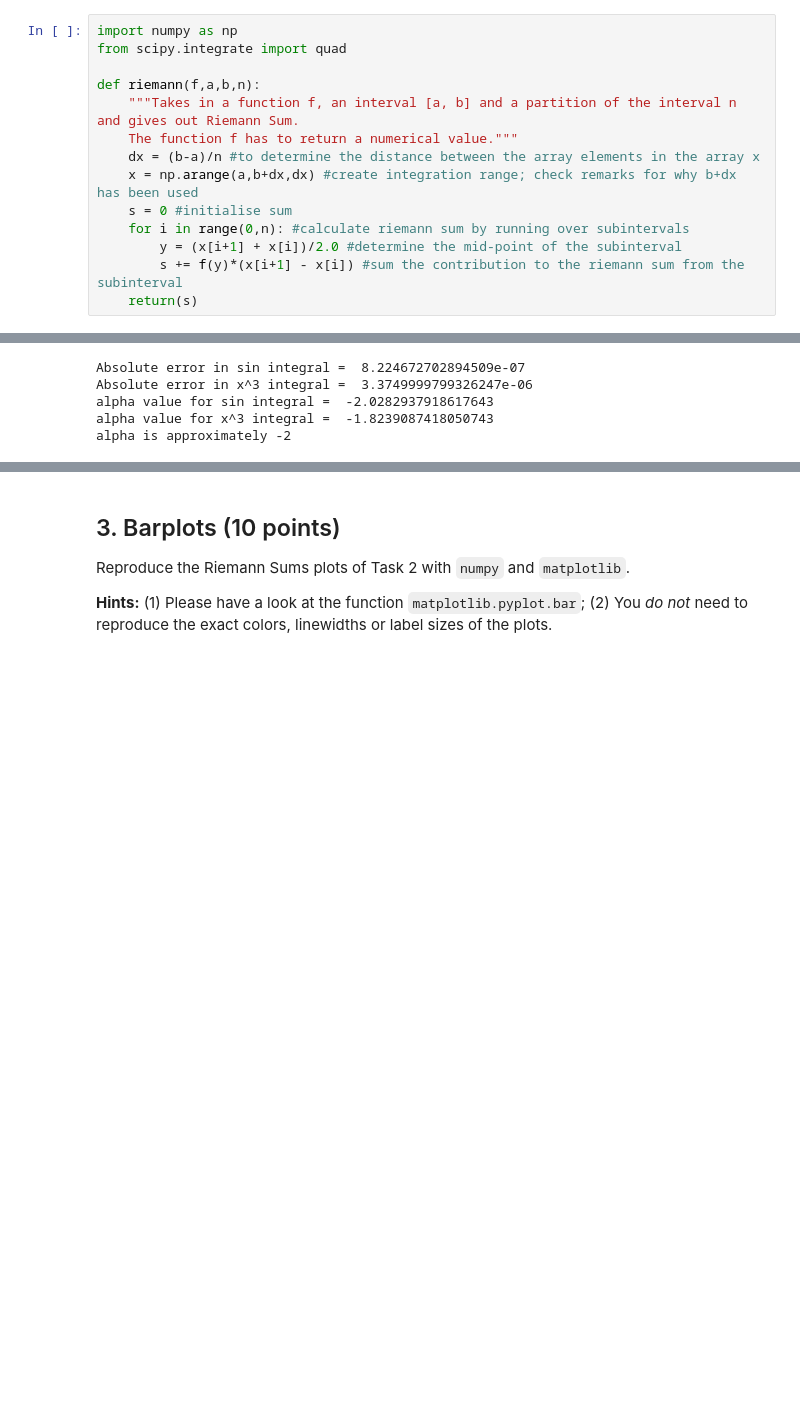
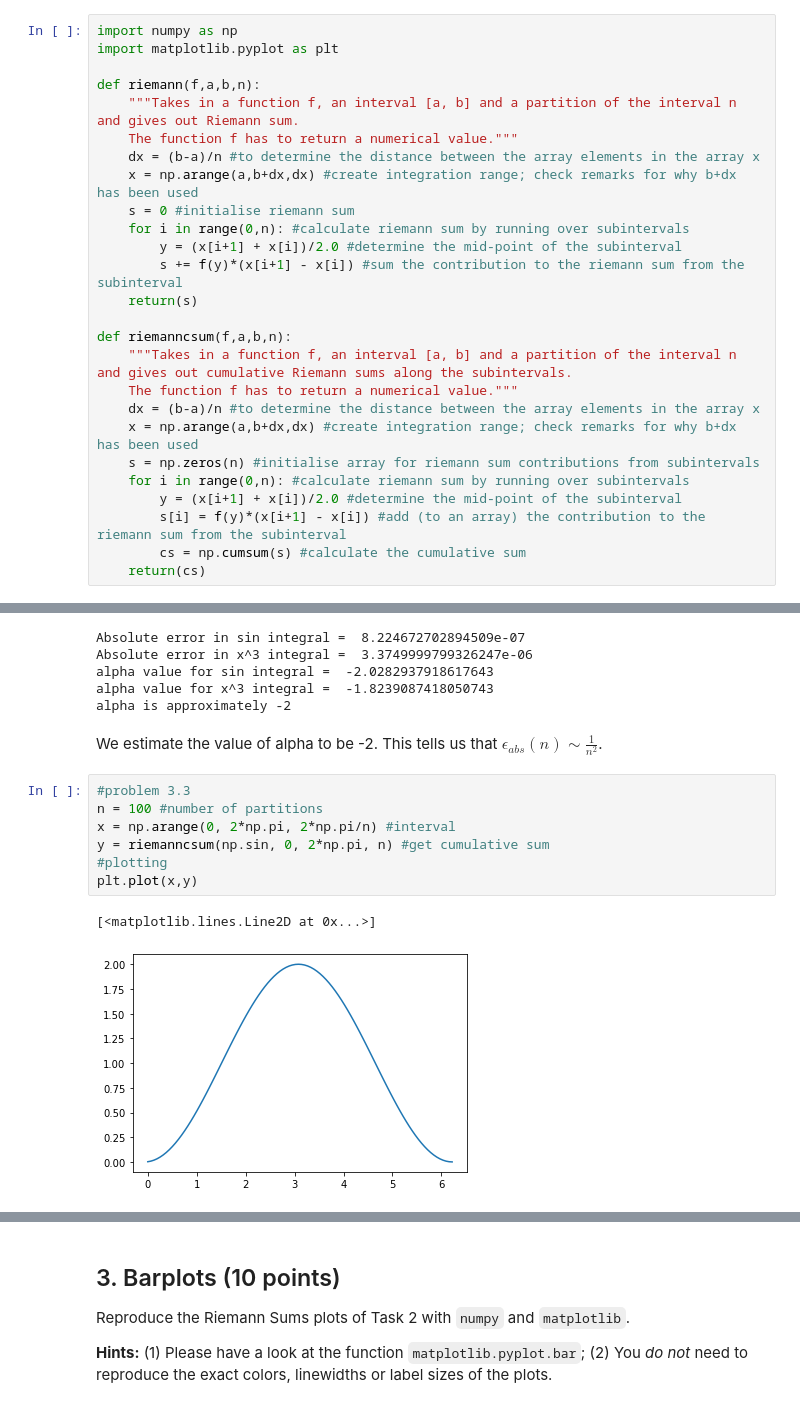
Before and after one commit to smilex555/phys718-hwp, a Jupyter notebook: hw3/hw3.ipynb, the cells around one changed output, grey strips where cells are left out. Cells and saved outputs as stored; diff of their text form; blank space fills up the shorter version.

```diff
--- a/hw3/hw3.ipynb
+++ b/hw3/hw3.ipynb
@@ -33,18 +33,30 @@ you are expecting?
   **Hint for subtask (3):** Have a look at the function `numpy.cumsum`.
 # %%
 import numpy as np
-from scipy.integrate import quad
+import matplotlib.pyplot as plt
 
 def riemann(f,a,b,n):
-    """Takes in a function f, an interval [a, b] and a partition of the interval n and gives out Riemann Sum.
+    """Takes in a function f, an interval [a, b] and a partition of the interval n and gives out Riemann sum.
     The function f has to return a numerical value."""
     dx = (b-a)/n #to determine the distance between the array elements in the array x
     x = np.arange(a,b+dx,dx) #create integration range; check remarks for why b+dx has been used
-    s = 0 #initialise sum
+    s = 0 #initialise riemann sum
     for i in range(0,n): #calculate riemann sum by running over subintervals
         y = (x[i+1] + x[i])/2.0 #determine the mid-point of the subinterval
         s += f(y)*(x[i+1] - x[i]) #sum the contribution to the riemann sum from the subinterval
     return(s)
+
+def riemanncsum(f,a,b,n):
+    """Takes in a function f, an interval [a, b] and a partition of the interval n and gives out cumulative Riemann sums along the subintervals.
+    The function f has to return a numerical value."""
+    dx = (b-a)/n #to determine the distance between the array elements in the array x
+    x = np.arange(a,b+dx,dx) #create integration range; check remarks for why b+dx has been used
+    s = np.zeros(n) #initialise array for riemann sum contributions from subintervals
+    for i in range(0,n): #calculate riemann sum by running over subintervals
+        y = (x[i+1] + x[i])/2.0 #determine the mid-point of the subinterval
+        s[i] = f(y)*(x[i+1] - x[i]) #add (to an array) the contribution to the riemann sum from the subinterval
+        cs = np.cumsum(s) #calculate the cumulative sum
+    return(cs)
 # %%
 #problem 2.1
 def x3(x):
@@ -80,3 +92,15 @@ Absolute error in x^3 integral =  3.3749999799326247e-06
 alpha value for sin integral =  -2.0282937918617643
 alpha value for x^3 integral =  -1.8239087418050743
 alpha is approximately -2
+# %% [markdown]
+We estimate the value of alpha to be -2. This tells us that $\epsilon_{abs}(n) \sim \frac{1}{n^2}$.
+# %%
+#problem 3.3
+n = 100 #number of partitions
+x = np.arange(0, 2*np.pi, 2*np.pi/n) #interval
+y = riemanncsum(np.sin, 0, 2*np.pi, n) #get cumulative sum
+#plotting
+plt.plot(x,y)
+# %% [output]
+[<matplotlib.lines.Line2D at 0x...>]
+[figure, added]
```
Also changed, not shown: parts of 4 cells of this notebook.
